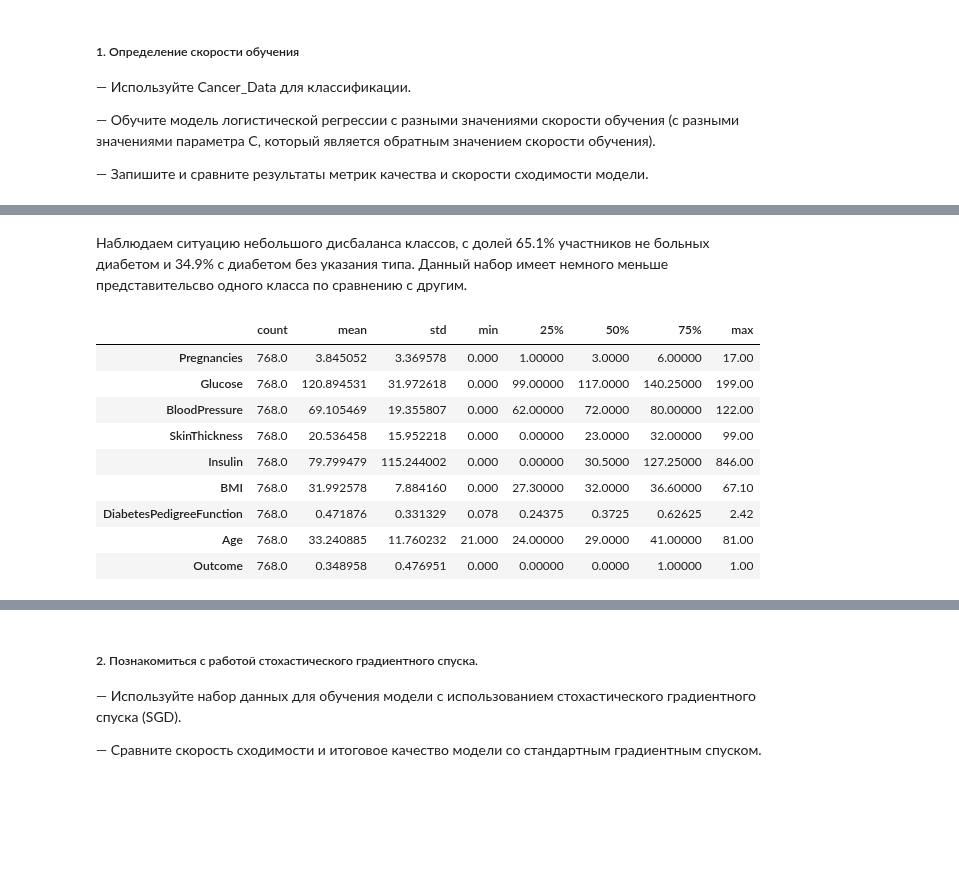
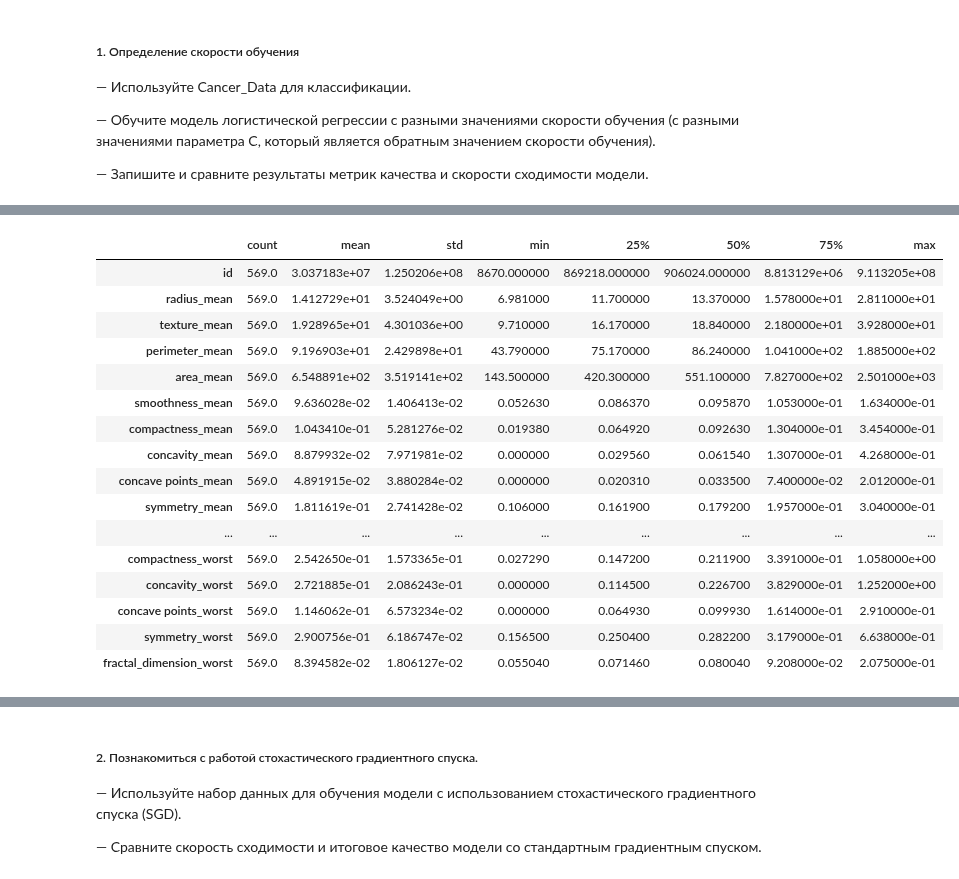
Before and after one commit to Ritorta/PythonDataBase, a Jupyter notebook: Work#5/Task_1.ipynb, the cells around one changed output, grey strips where cells are left out. Saved outputs shown, nothing was run; the diff lists cells and outputs as text; code cells hidden in the pictures; blank space fills up the shorter version.

```diff
--- a/Work#5/Task_1.ipynb
+++ b/Work#5/Task_1.ipynb
@@ -43,7 +43,7 @@ from sklearn.metrics import accuracy_score
 from sklearn.metrics import accuracy_score, precision_score, recall_score, f1_score
 # %%
 # Загружаем датасет
-df_cancer = pd.read_csv('cancer-data/Cancer_Data.csv')
+df = pd.read_csv('cancer-data/Cancer_Data.csv')
 # %% [markdown]
 ##### 1. Определение скорости обучения
 — Используйте Cancer_Data для классификации.
@@ -75,0 +94,3 @@ df_diaD.head()
+# %%
+# Удаляем колонку с нулевыми значениями.
+df_cancer = df.drop('Unnamed: 32', axis=1)
@@ -128,16 +146,21 @@ df_diaD.groupby('Outcome').size().plot(kind='pie',
-# %% [markdown]
-Наблюдаем ситуацию небольшого дисбаланса классов, с долей 65.1% участников не больных диабетом и 34.9% с диабетом без указания типа. Данный набор имеет немного меньше представительсво одного класса по сравнению с другим.
 # %%
 # Статистический анализ числовых переменных
-df_diaD.describe().T
+df_cancer.describe().T
 # %% [output]
 |  | count | mean | std | min | 25% | 50% | 75% | max |
-| Pregnancies | 768.0 | 3.845052 | 3.369578 | 0.000 | 1.00000 | 3.0000 | 6.00000 | 17.00 |
-| Glucose | 768.0 | 120.894531 | 31.972618 | 0.000 | 99.00000 | 117.0000 | 140.25000 | 199.00 |
-| BloodPressure | 768.0 | 69.105469 | 19.355807 | 0.000 | 62.00000 | 72.0000 | 80.00000 | 122.00 |
-| SkinThickness | 768.0 | 20.536458 | 15.952218 | 0.000 | 0.00000 | 23.0000 | 32.00000 | 99.00 |
-| Insulin | 768.0 | 79.799479 | 115.244002 | 0.000 | 0.00000 | 30.5000 | 127.25000 | 846.00 |
-| BMI | 768.0 | 31.992578 | 7.884160 | 0.000 | 27.30000 | 32.0000 | 36.60000 | 67.10 |
-| DiabetesPedigreeFunction | 768.0 | 0.471876 | 0.331329 | 0.078 | 0.24375 | 0.3725 | 0.62625 | 2.42 |
-| Age | 768.0 | 33.240885 | 11.760232 | 21.000 | 24.00000 | 29.0000 | 41.00000 | 81.00 |
-| Outcome | 768.0 | 0.348958 | 0.476951 | 0.000 | 0.00000 | 0.0000 | 1.00000 | 1.00 |
+| id | 569.0 | 3.037183e+07 | 1.250206e+08 | 8670.000000 | 869218.000000 | 906024.000000 | 8.813129e+06 | 9.113205e+08 |
+| radius_mean | 569.0 | 1.412729e+01 | 3.524049e+00 | 6.981000 | 11.700000 | 13.370000 | 1.578000e+01 | 2.811000e+01 |
+| texture_mean | 569.0 | 1.928965e+01 | 4.301036e+00 | 9.710000 | 16.170000 | 18.840000 | 2.180000e+01 | 3.928000e+01 |
+| perimeter_mean | 569.0 | 9.196903e+01 | 2.429898e+01 | 43.790000 | 75.170000 | 86.240000 | 1.041000e+02 | 1.885000e+02 |
+| area_mean | 569.0 | 6.548891e+02 | 3.519141e+02 | 143.500000 | 420.300000 | 551.100000 | 7.827000e+02 | 2.501000e+03 |
+| smoothness_mean | 569.0 | 9.636028e-02 | 1.406413e-02 | 0.052630 | 0.086370 | 0.095870 | 1.053000e-01 | 1.634000e-01 |
+| compactness_mean | 569.0 | 1.043410e-01 | 5.281276e-02 | 0.019380 | 0.064920 | 0.092630 | 1.304000e-01 | 3.454000e-01 |
+| concavity_mean | 569.0 | 8.879932e-02 | 7.971981e-02 | 0.000000 | 0.029560 | 0.061540 | 1.307000e-01 | 4.268000e-01 |
+| concave points_mean | 569.0 | 4.891915e-02 | 3.880284e-02 | 0.000000 | 0.020310 | 0.033500 | 7.400000e-02 | 2.012000e-01 |
+| symmetry_mean | 569.0 | 1.811619e-01 | 2.741428e-02 | 0.106000 | 0.161900 | 0.179200 | 1.957000e-01 | 3.040000e-01 |
+| ... | ... | ... | ... | ... | ... | ... | ... | ... |
+| compactness_worst | 569.0 | 2.542650e-01 | 1.573365e-01 | 0.027290 | 0.147200 | 0.211900 | 3.391000e-01 | 1.058000e+00 |
+| concavity_worst | 569.0 | 2.721885e-01 | 2.086243e-01 | 0.000000 | 0.114500 | 0.226700 | 3.829000e-01 | 1.252000e+00 |
+| concave points_worst | 569.0 | 1.146062e-01 | 6.573234e-02 | 0.000000 | 0.064930 | 0.099930 | 1.614000e-01 | 2.910000e-01 |
+| symmetry_worst | 569.0 | 2.900756e-01 | 6.186747e-02 | 0.156500 | 0.250400 | 0.282200 | 3.179000e-01 | 6.638000e-01 |
+| fractal_dimension_worst | 569.0 | 8.394582e-02 | 1.806127e-02 | 0.055040 | 0.071460 | 0.080040 | 9.208000e-02 | 2.075000e-01 |
```
Also changed, not shown: parts of 22 cells of this notebook.
